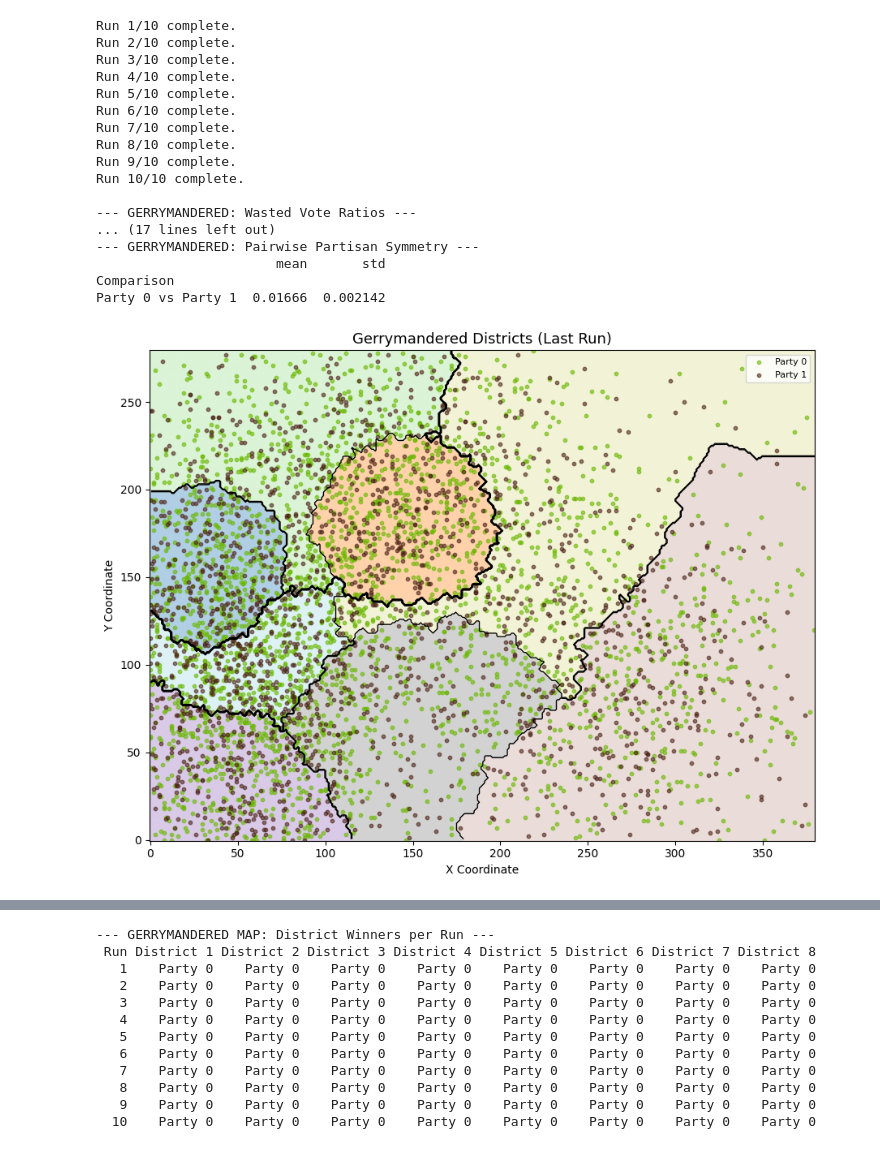
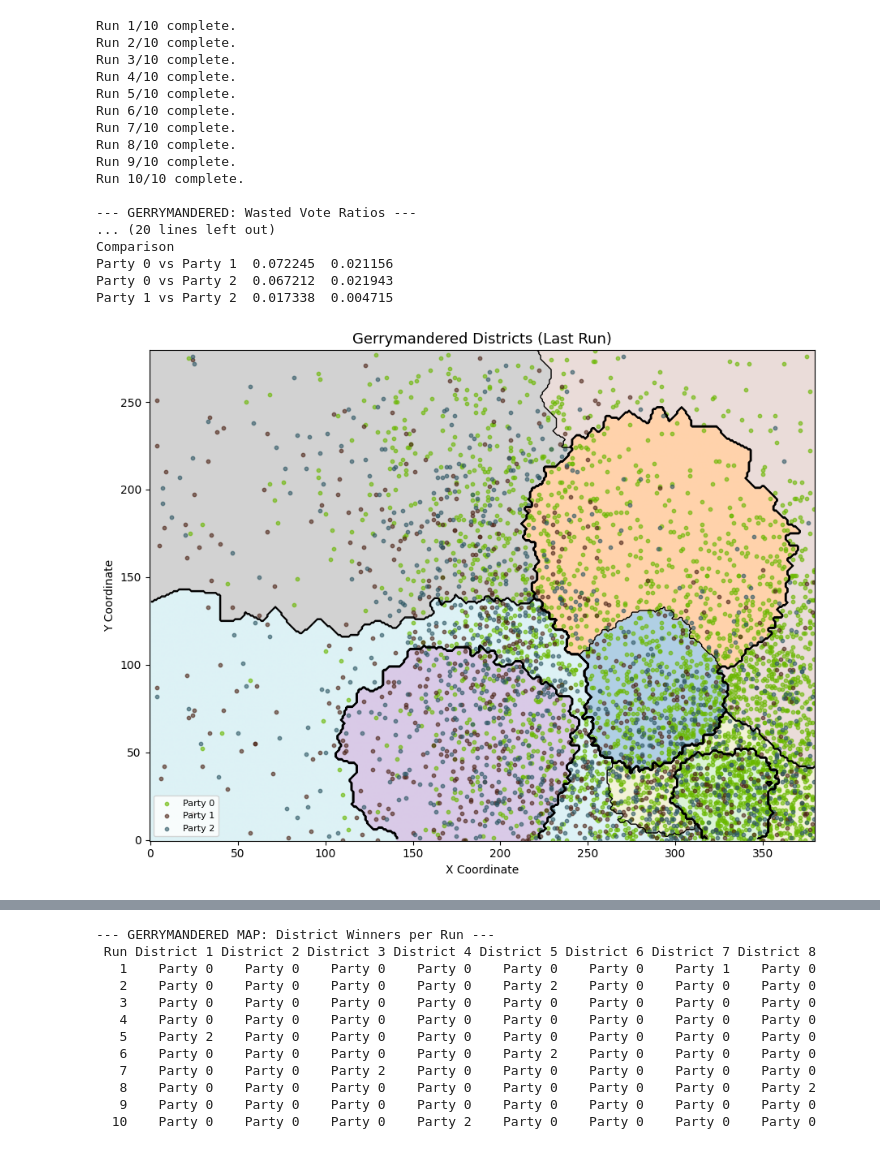
Before and after one commit to CarlLienert/SeniorCapstone, a Jupyter notebook: simmy_gerry.ipynb, the cells around one changed output, grey strips where cells are left out. Saved outputs shown, nothing was run; the diff lists cells and outputs as text; code cells hidden in the pictures.

```diff
--- a/simmy_gerry.ipynb
+++ b/simmy_gerry.ipynb
@@ -12,12 +12,12 @@ import copy
 WIDTH = 380
 HEIGHT = 280
 NUM_VOTERS = 5000
-NUM_PARTIES = 2
+NUM_PARTIES = 3
 NUM_DISTRICTS = 8
 VOTERS_PER_DISTRICT = NUM_VOTERS // NUM_DISTRICTS
 NUM_RUNS = 10
 
-NUM_CITIES = 8
+NUM_CITIES = 12
 CITY_INTENSITY = (10, 30)
 CITY_SPREAD = (20, 60)
 
@@ -27,7 +27,7 @@ PARTY_IDS = [f"Party {i}" for i in range(NUM_PARTIES)]
 party_colors = np.random.rand(NUM_PARTIES, 3)
 PARTY_COLORS = dict(zip(PARTY_IDS, party_colors))
 
-PARTY_BIAS = [0.60, 0.40]
+PARTY_BIAS = [0.45, 0.30, 0.25]
 
 # ============================================================
 # GENERATE POPULATION DENSITY
@@ -49,21 +49,30 @@ voters_y, voters_x = np.unravel_index(indices, (HEIGHT, WIDTH))
 voters = np.column_stack((voters_x, voters_y))
 
 # ============================================================
-# FIXED PARTY PREFERENCES
+# SPATIALLY CORRELATED PARTY PREFERENCES
 # ============================================================
-voter_parties = np.random.choice(
-    np.arange(NUM_PARTIES),
-    size=NUM_VOTERS,
-    p=PARTY_BIAS
-)
+party_centers = np.column_stack((
+    np.random.uniform(0, WIDTH,  NUM_PARTIES),
+    np.random.uniform(0, HEIGHT, NUM_PARTIES)
+))
+
+voter_parties = np.zeros(NUM_VOTERS, dtype=int)
+
+for i in range(NUM_VOTERS):
+    dists   = np.linalg.norm(party_centers - voters[i], axis=1)
+    sigma   = 150
+    weights = np.exp(-dists**2 / (2 * sigma**2))
+    weights = weights * np.array(PARTY_BIAS)
+    weights /= weights.sum()
+    voter_parties[i] = np.random.choice(NUM_PARTIES, p=weights)
+
 voter_colors = party_colors[voter_parties]
-
 # ============================================================
 # DISTRICT GENERATION — GERRYMANDERED
 # ============================================================
 def connected_districts_gerrymandered(voters, num_districts, voters_per_district,
-                                       rng, target_party, bias_strength=0.9,
-                                       k_neighbors=50):
+                                       rng, target_party, bias_strength=0.75,
+                                       k_neighbors=100):
     N = len(voters)
     district = -np.ones(N, dtype=int)
     tree = cKDTree(voters)
@@ -298,11 +307,11 @@ all_gerry_pair_rows      = []
 party_pairs = list(itertools.combinations(PARTY_IDS, 2))
 
 for run in range(NUM_RUNS):
-    rng_gerry = np.random.default_rng(run + 1000)
+    rng_gerry = np.random.default_rng(seed=(run * 7919) + 42)
 
     gerry_labels = connected_districts_gerrymandered(
         voters, NUM_DISTRICTS, VOTERS_PER_DISTRICT,
-        rng_gerry, target_party=1, bias_strength=0.9
+        rng_gerry, target_party=1, bias_strength=0.75
     )
     gerry_counts = count_votes(gerry_labels)
 
@@ -372,35 +381,35 @@ plot_districts(gerry_labels, voter_parties, "Gerrymandered Districts (Last Run)"
 # ============================================================
 # HISTOGRAM: Wasted Vote Ratios
 # ============================================================
 plt.figure(figsize=(8, 5))
 for party in PARTY_IDS:
     mean_val = df_gerry[party].mean()
     plt.hist(df_gerry[party], bins=15, alpha=0.6, edgecolor="black",
              label=f"{party} (mean={mean_val:.3f})")
     plt.axvline(mean_val, linestyle="--", lw=1.5)
 plt.title("Gerrymandered: Wasted Vote Ratio Distribution")
 plt.xlabel("Wasted Vote Ratio")
 plt.ylabel("Frequency")
 plt.legend(fontsize=8)
 plt.grid(True, linestyle="--", alpha=0.4)
 plt.tight_layout()
 plt.show()
 # %% [output]
 Run 1/10 complete.
 Run 2/10 complete.
 Run 3/10 complete.
 Run 4/10 complete.
 Run 5/10 complete.
 Run 6/10 complete.
 Run 7/10 complete.
 Run 8/10 complete.
 Run 9/10 complete.
 Run 10/10 complete.
 
 --- GERRYMANDERED: Wasted Vote Ratios ---
-... (17 lines left out)
---- GERRYMANDERED: Pairwise Partisan Symmetry ---
-                       mean       std
+... (20 lines left out)
 Comparison
-Party 0 vs Party 1  0.01666  0.002142
+Party 0 vs Party 1  0.072245  0.021156
+Party 0 vs Party 2  0.067212  0.021943
+Party 1 vs Party 2  0.017338  0.004715
-[figure, old version]
+[figure, new version]
@@ -424,16 +433,16 @@ print(df_gerry_winners.to_string(index=False))
 # %% [output]
 --- GERRYMANDERED MAP: District Winners per Run ---
  Run District 1 District 2 District 3 District 4 District 5 District 6 District 7 District 8
-   1    Party 0    Party 0    Party 0    Party 0    Party 0    Party 0    Party 0    Party 0
-   2    Party 0    Party 0    Party 0    Party 0    Party 0    Party 0    Party 0    Party 0
+   1    Party 0    Party 0    Party 0    Party 0    Party 0    Party 0    Party 1    Party 0
+   2    Party 0    Party 0    Party 0    Party 0    Party 2    Party 0    Party 0    Party 0
    3    Party 0    Party 0    Party 0    Party 0    Party 0    Party 0    Party 0    Party 0
    4    Party 0    Party 0    Party 0    Party 0    Party 0    Party 0    Party 0    Party 0
-   5    Party 0    Party 0    Party 0    Party 0    Party 0    Party 0    Party 0    Party 0
-   6    Party 0    Party 0    Party 0    Party 0    Party 0    Party 0    Party 0    Party 0
-   7    Party 0    Party 0    Party 0    Party 0    Party 0    Party 0    Party 0    Party 0
-   8    Party 0    Party 0    Party 0    Party 0    Party 0    Party 0    Party 0    Party 0
+   5    Party 2    Party 0    Party 0    Party 0    Party 0    Party 0    Party 0    Party 0
+   6    Party 0    Party 0    Party 0    Party 0    Party 2    Party 0    Party 0    Party 0
+   7    Party 0    Party 0    Party 2    Party 0    Party 0    Party 0    Party 0    Party 0
+   8    Party 0    Party 0    Party 0    Party 0    Party 0    Party 0    Party 0    Party 2
    9    Party 0    Party 0    Party 0    Party 0    Party 0    Party 0    Party 0    Party 0
-  10    Party 0    Party 0    Party 0    Party 0    Party 0    Party 0    Party 0    Party 0
+  10    Party 0    Party 0    Party 0    Party 2    Party 0    Party 0    Party 0    Party 0
 # %%
 # ------------------------------------------------------------
 # PAIRWISE AREA DIFFERENCES
```
Also changed, not shown: parts of 7 cells of this notebook, 1 other file.
